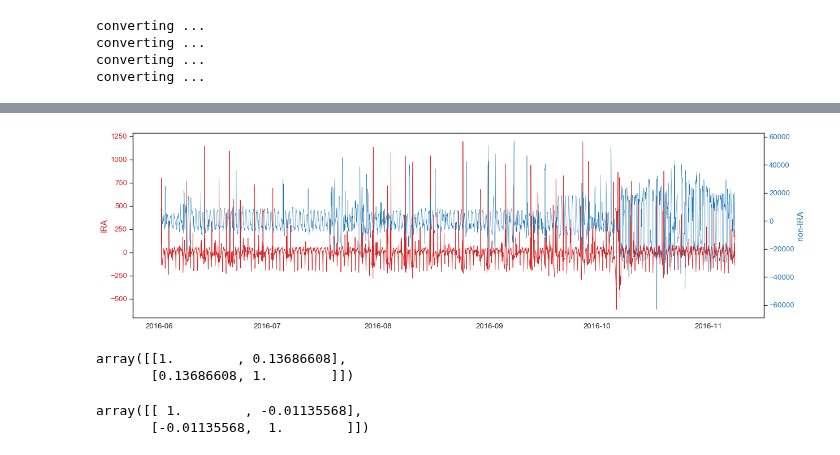
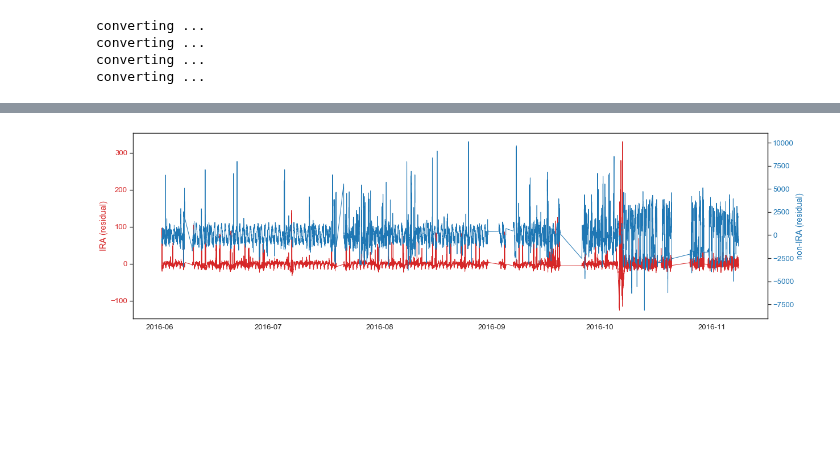
Before and after one commit to kayzhou/fake_news_during_election, a Jupyter notebook: interaction_with_IRA.ipynb, the cells around one changed output, grey strips where cells are left out. Cells and saved outputs as stored; diff of their text form; code cells hidden in the pictures; blank space fills up the shorter version.

```diff
--- a/interaction_with_IRA.ipynb
+++ b/interaction_with_IRA.ipynb
@@ -2075,7 +2230,9 @@ for i, row in tqdm(IRA_data.iterrows()):
 # %%
 ts = pd.to_datetime(dts)
 ts = ts.value_counts()
-ts = ts.resample("1H").sum()
+ts = ts.resample("15Min").sum()
+ts = ts[(ts.index >= "2016-06-01") & (ts.index < "2016-11-09")]
+ts = ts[~ts.index.isin(should_remove_15Min)]
 # %%
 non_dts = []
 
@@ -2090,5 +2247,19 @@ for line in tqdm(open('disk/user_time.txt')):
 # %%
 non_ts = pd.to_datetime(non_dts)
 non_ts = non_ts.value_counts()
-non_ts = non_ts.resample("1H").sum()
+non_ts = non_ts.resample("15Min").sum()
 non_ts = non_ts[(non_ts.index >= "2016-06-01") & (non_ts.index < "2016-11-09")]
+non_ts = non_ts[~non_ts.index.isin(should_remove_15Min)]
+# %%
+from statsmodels.tsa.seasonal import seasonal_decompose
+non_result = seasonal_decompose(non_ts, freq=96)
+result = seasonal_decompose(ts, freq=96)
+
+# print(non_result.resid)
+# print(result.trend)
+# print(result.seasonal)
+# print(result.resid)
+# print(result.observed)
+# plt.plot(non_result.trend)
+plt.figure(figsize=(20, 4))
+plt.plot(non_result.seasonal)
@@ -2095,3 +2269,5 @@ non_ts = non_ts[(non_ts.index >= "2016-06-01") & (non_ts.index < "2016-11-09")]
+# %%
+tsts = pd.DataFrame({"ts": ts, "non_ts": non_ts, "ts_resid": result.resid, "non_resid": non_result.resid})
 # %%
 sns.set(style="white", font_scale=1.2)
 fig, ax1 = plt.subplots(figsize=(20, 6))
@@ -2140,30 +2288,20 @@ Freq: H, Length: 3864, dtype: float64
 # %%
 sns.set(style="white", font_scale=1.2)
 
 fig, ax1 = plt.subplots(figsize=(20, 6))
 color = 'tab:red'
-ax1.set_ylabel('IRA', color=color)  # we already handled the x-label with ax1
+ax1.set_ylabel('IRA (residual)', color=color)  # we already handled the x-label with ax1
 # ax1.set_ylim((-600, 600))
-ax1.plot(result.resid, color=color, lw=0.8)
+ax1.plot("ts_resid", data=tsts, color=color, lw=1)
 ax1.tick_params(axis='y', labelcolor=color)
 
 ax2 = ax1.twinx()  # instantiate a second axes that shares the same x-axis
 
 color = 'tab:blue'
-ax2.set_ylabel('non-IRA', color=color)  # we already handled the x-label with ax1
+ax2.set_ylabel("non-IRA (residual)", color=color)  # we already handled the x-label with ax1
 # ax2.set_ylim((-20000, 20000))
-ax2.plot(non_result.resid, color=color, lw=0.5)
+ax2.plot("non_resid", data=tsts, color=color, lw=1)
 ax2.tick_params(axis='y', labelcolor=color)
 plt.savefig("fig/c0-resid.pdf", dpi=300)
 # %% [output]
-[figure, old version]
+[figure, new version]
-# %%
-np.corrcoef(result.observed, non_result.observed)
-# %% [output]
-array([[1.        , 0.13686608],
-       [0.13686608, 1.        ]])
-# %%
-np.corrcoef(result.resid.dropna(), non_result.resid.dropna())
-# %% [output]
-array([[ 1.        , -0.01135568],
-       [-0.01135568,  1.        ]])
```
Also changed, not shown: parts of 39 cells of this notebook, 5 other files.
